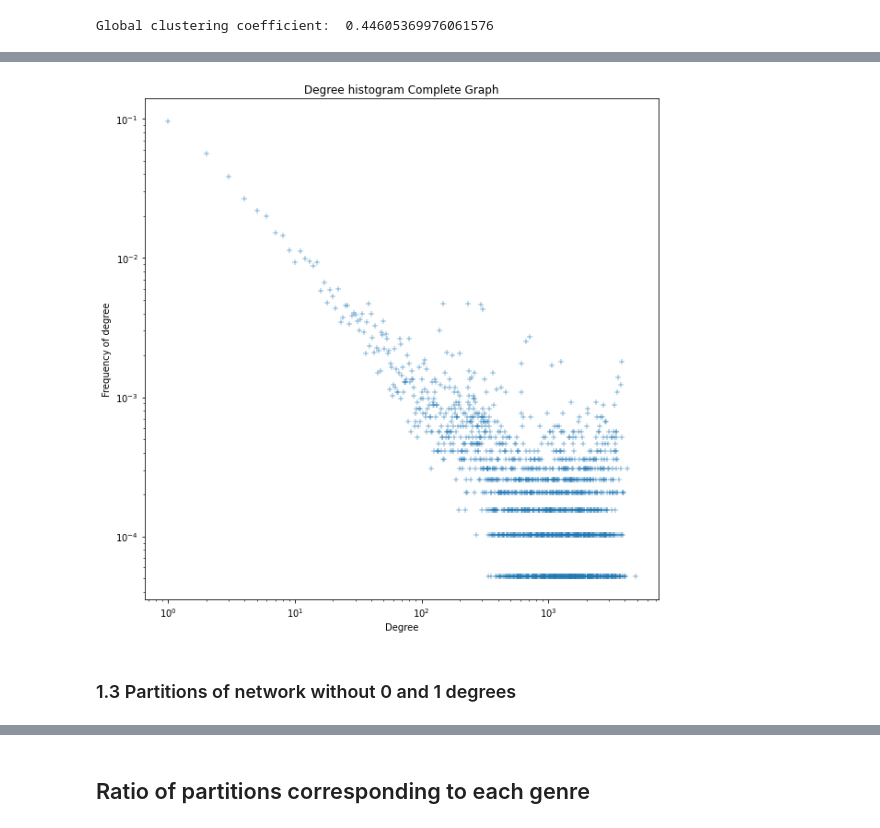
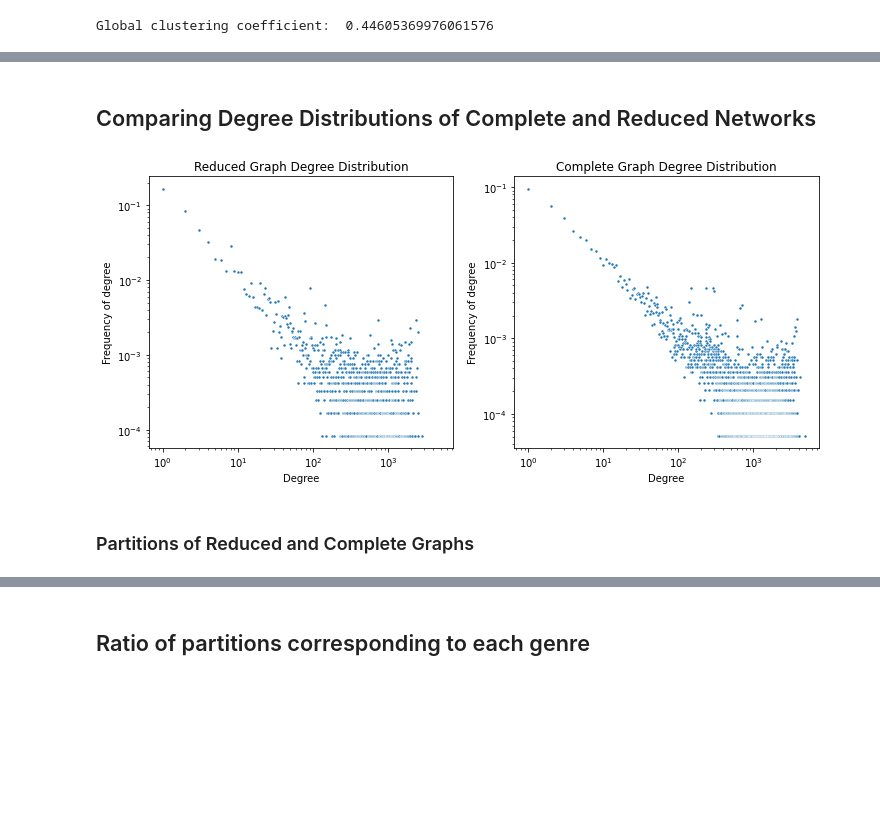
Before and after one commit to corey0211/MRWP-movie-reviews-project, a Jupyter notebook: Percentages.ipynb, the cells around one changed output, grey strips where cells are left out. Cells and saved outputs as stored; diff of their text form; code cells hidden in the pictures; blank space fills up the shorter version.

```diff
--- a/Percentages.ipynb
+++ b/Percentages.ipynb
@@ -161,20 +154,30 @@ plt.show()
+# %% [markdown]
+## Comparing Degree Distributions of Complete and Reduced Networks
 # %%
-# Demonstrating the scale-free property of our network, explaining the difficult
-f, ax = plt.subplots(figsize=(10, 10))
-ax.set(xscale="log", yscale="log")
+# Demonstrating the scale-free property of the reduced network
+#f, ax = plt.subplots(figsize=(5, 5))
+fig, ax = plt.subplots(nrows=1, ncols=2, figsize=(12, 5), sharex=True)
 
-degree_freqCG = np.array(nx.degree_histogram(CG))
-degreesCG = range(len(degree_freqCG))
-sns.scatterplot(x=degreesCG, y=degree_freqCG/ degree_freqCG.sum(), marker="+")
+for i in [0,1]:
+    ax[i].set(xscale="log", yscale="log")
+    ax[i].set_xlabel("Degree")
+    ax[i].set_ylabel("Frequency of degree")
 
-ax.set_title("Degree histogram Complete Graph")
-ax.set_xlabel("Degree")
-ax.set_ylabel("Frequency of degree")
+degree_freq_red = np.array(nx.degree_histogram(G))
+degrees_red = range(len(degree_freq_red))
+sns.scatterplot(x=degrees_red, y=degree_freq_red/degree_freq_red.sum(), marker=".", ax=ax[0])
+ax[0].set_title("Reduced Graph Degree Distribution")
+
+degree_freq_CG = np.array(nx.degree_histogram(CG))
+degrees_CG = range(len(degree_freqCG))
+sns.scatterplot(x=degrees_CG, y=degree_freq_CG/ degree_freq_CG.sum(), marker=".", ax=ax[1])
+ax[1].set_title("Complete Graph Degree Distribution")
+
 plt.show()
 # %% [output]
-[figure, old version]
+[figure, new version]
-# %% [markdown]
-### 1.3 Partitions of network without 0 and 1 degrees
+# %% [markdown]
+### Partitions of Reduced and Complete Graphs
 # %%
 # Use louvain algorithm to find partitions
 # running this takes ~3 mins
```
Also changed, not shown: parts of 63 cells of this notebook.
